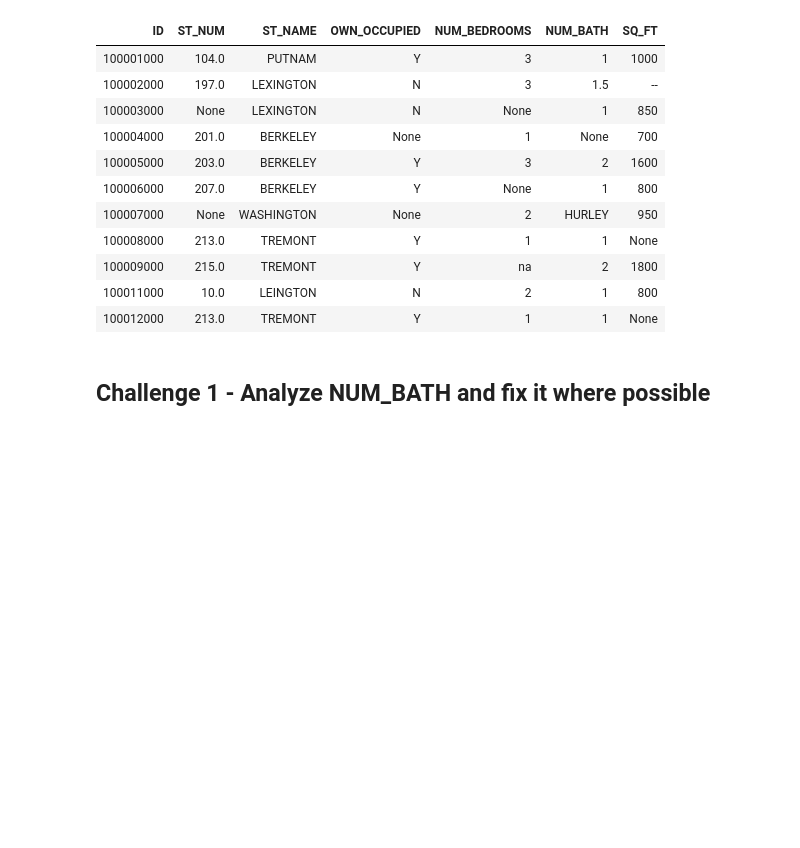
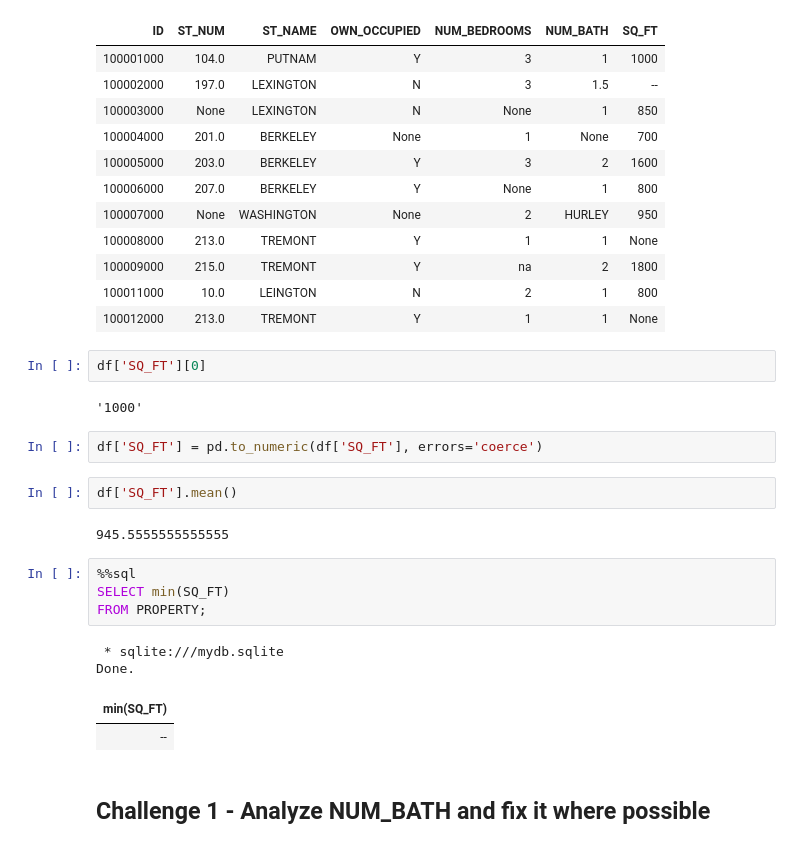
Before and after one commit to aiakobson/Digital_technologies, a Jupyter notebook: Копия_блокнота_"DT2024_NB6_DQ_SQL".ipynb, the cells around one changed output. Saved outputs shown, nothing was run; the diff lists cells and outputs as text; blank space fills up the shorter version.

```diff
--- a/Копия_блокнота_"DT2024_NB6_DQ_SQL".ipynb
+++ b/Копия_блокнота_"DT2024_NB6_DQ_SQL".ipynb
@@ -259,6 +319,25 @@ Done.
 | 100009000 | 215.0 | TREMONT | Y | na | 2 | 1800 |
 | 100011000 | 10.0 | LEINGTON | N | 2 | 1 | 800 |
 | 100012000 | 213.0 | TREMONT | Y | 1 | 1 | None |
+# %%
+df['SQ_FT'][0]
+# %% [output]
+'1000'
+# %%
+df['SQ_FT'] = pd.to_numeric(df['SQ_FT'], errors='coerce')
+# %%
+df['SQ_FT'].mean()
+# %% [output]
+945.5555555555555
+# %%
+%%sql
+SELECT min(SQ_FT)
+FROM PROPERTY;
+# %% [output]
+ * sqlite:///mydb.sqlite
+Done.
+| min(SQ_FT) |
+| -- |
 # %% [markdown]
 ## Challenge 1 -  Analyze NUM_BATH and fix it where possible
 # %%
```
Also changed, not shown: parts of 7 cells of this notebook.
